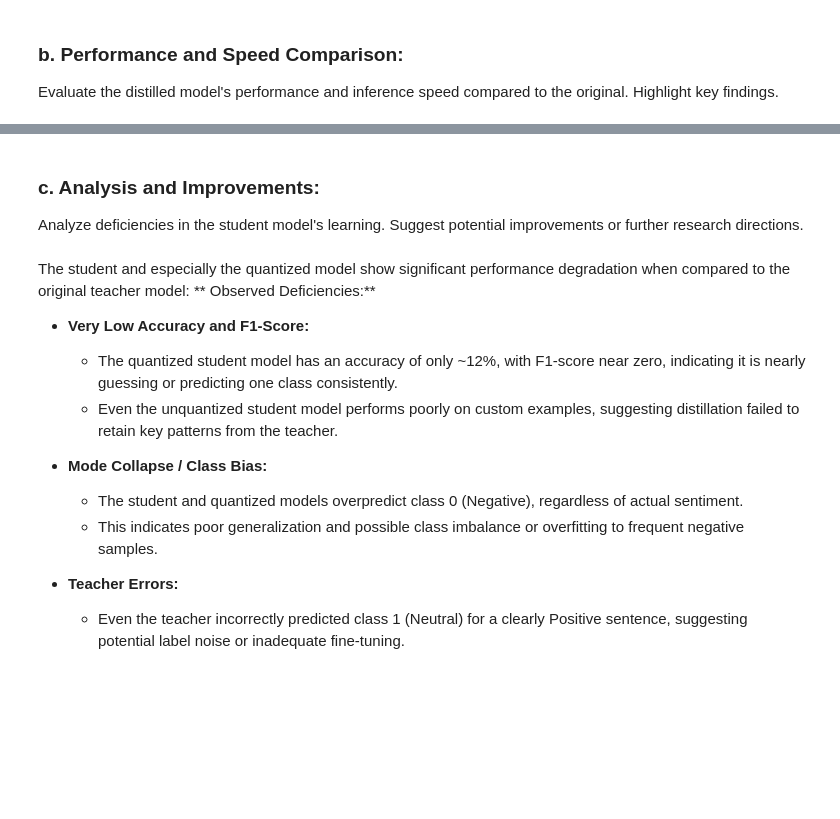
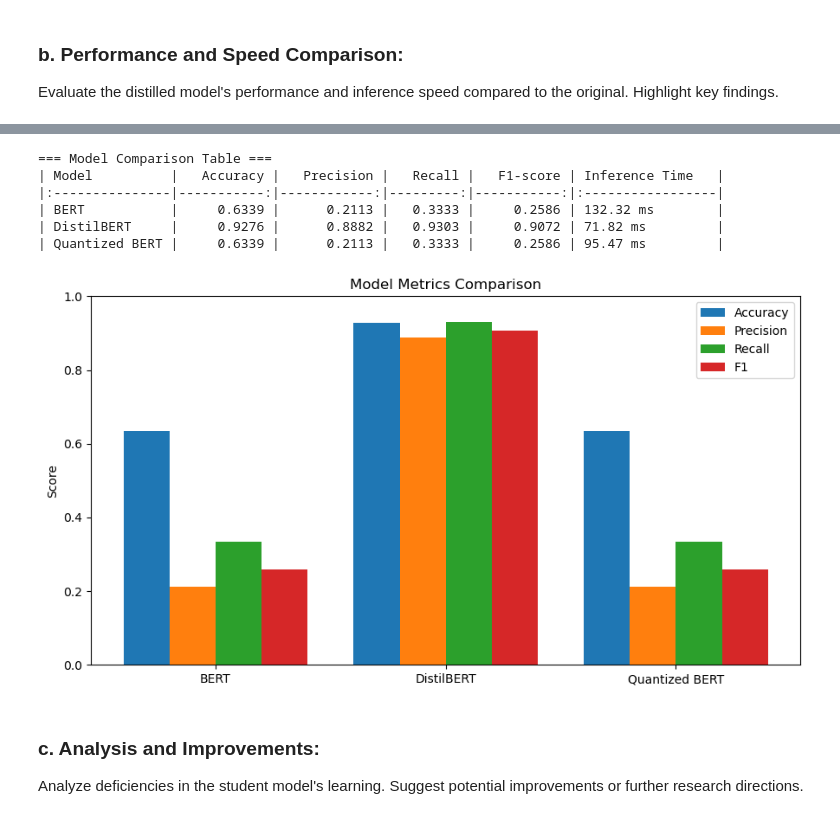
Before and after one commit to victorsobottka/nlp_finalproject_2025, a Jupyter notebook: Notebook_Part04.ipynb, the cells around one changed output, grey strips where cells are left out. Saved outputs shown, nothing was run; the diff lists cells and outputs as text; code cells hidden in the pictures; blank space fills up the shorter version.

```diff
--- a/Notebook_Part04.ipynb
+++ b/Notebook_Part04.ipynb
@@ -18,8 +59,3 @@ Distill/Quantize your best-performing model into a lighter model. Document the p
 # %%
 path = os.getcwd()
 path_model = os.path.join(path, 'saved_teacher_model')
-# %%
-
-# Load your fine-tuned teacher model
-teacher_model = BertForSequenceClassification.from_pretrained(path_model).eval()
-tokenizer = BertTokenizer.from_pretrained("bert-base-uncased")
@@ -73,0 +98,9 @@ You should probably TRAIN this model on a down-stream task to be able to use it
+# %%
+bert_model = BertForSequenceClassification.from_pretrained(
+    path_model, num_labels=3
+).eval()  # Set to evaluation mode
+
+# Quick sanity check
+with torch.no_grad():
+    sample = bert_tokenizer("This is a test", return_tensors="pt")
+    print("BERT output shape:", bert_model(**sample).logits.shape)
@@ -74,10 +189,10 @@ You should probably TRAIN this model on a down-stream task to be able to use it
 # %%
 
 quantized_model = torch.quantization.quantize_dynamic(
-    student_model, {torch.nn.Linear}, dtype=torch.qint8
+    bert_model, {torch.nn.Linear}, dtype=torch.qint8
 )
 
-torch.save(quantized_model.state_dict(), "quantized_student_model.pt")
+torch.save(quantized_model.state_dict(), "quantized_teacher_model.pt")
 # %% [markdown]
 ### **b. Performance and Speed Comparison**:
 Evaluate the distilled model's performance and inference speed compared to the original. Highlight key findings.
@@ -217,17 +322,49 @@ F1-score:  0.0264
+# %%
+import pandas as pd
+
+# --- Table of metrics ---
+metrics_table = []
+for name in results:
+    metrics_table.append([
+        name,
+        f"{results[name]['accuracy']:.4f}",
+        f"{results[name]['precision']:.4f}",
+        f"{results[name]['recall']:.4f}",
+        f"{results[name]['f1']:.4f}",
+        f"{inf_times[name]*1000:.2f} ms",
+
+    ])
+
+df = pd.DataFrame(metrics_table, columns=["Model", "Accuracy", "Precision", "Recall", "F1-score", "Inference Time"])
+print("\n=== Model Comparison Table ===")
+print(df.to_markdown(index=False))
+
+# --- Grouped bar chart for metrics ---
+metric_names = ["accuracy", "precision", "recall", "f1"]
+x = np.arange(len(results))
+width = 0.2
+
+fig, ax = plt.subplots(figsize=(9, 5))
+for i, metric in enumerate(metric_names):
+    vals = [results[name][metric] for name in results]
+    ax.bar(x + i*width, vals, width, label=metric.capitalize())
+
+ax.set_xticks(x + width*1.5)
+ax.set_xticklabels(list(results.keys()))
+ax.set_ylim(0, 1)
+ax.set_ylabel("Score")
+ax.set_title("Model Metrics Comparison")
+ax.legend()
+plt.tight_layout()
+plt.show()
+# %% [output]
+=== Model Comparison Table ===
+| Model          |   Accuracy |   Precision |   Recall |   F1-score | Inference Time   |
+|:---------------|-----------:|------------:|---------:|-----------:|:-----------------|
+| BERT           |     0.6339 |      0.2113 |   0.3333 |     0.2586 | 132.32 ms        |
+| DistilBERT     |     0.9276 |      0.8882 |   0.9303 |     0.9072 | 71.82 ms         |
+| Quantized BERT |     0.6339 |      0.2113 |   0.3333 |     0.2586 | 95.47 ms         |
+[figure, added]
 # %% [markdown]
 ### **c. Analysis and Improvements**:
 Analyze deficiencies in the student model's learning. Suggest potential improvements or further research directions.
-# %% [markdown]
-The student and especially the quantized model show significant performance degradation when compared to the original teacher model:
-** Observed Deficiencies:**
-
-- **Very Low Accuracy and F1-Score:**
-    - The quantized student model has an accuracy of only ~12%, with F1-score near zero, indicating it is nearly guessing or predicting one class consistently.
-    - Even the unquantized student model performs poorly on custom examples, suggesting distillation failed to retain key patterns from the teacher.
-
-- **Mode Collapse / Class Bias:**
-    - The student and quantized models overpredict class 0 (Negative), regardless of actual sentiment.
-    - This indicates poor generalization and possible class imbalance or overfitting to frequent negative samples.
-
-- **Teacher Errors:**
-    - Even the teacher incorrectly predicted class 1 (Neutral) for a clearly Positive sentence, suggesting potential label noise or inadequate fine-tuning.
```
Also changed, not shown: parts of 18 cells of this notebook.
